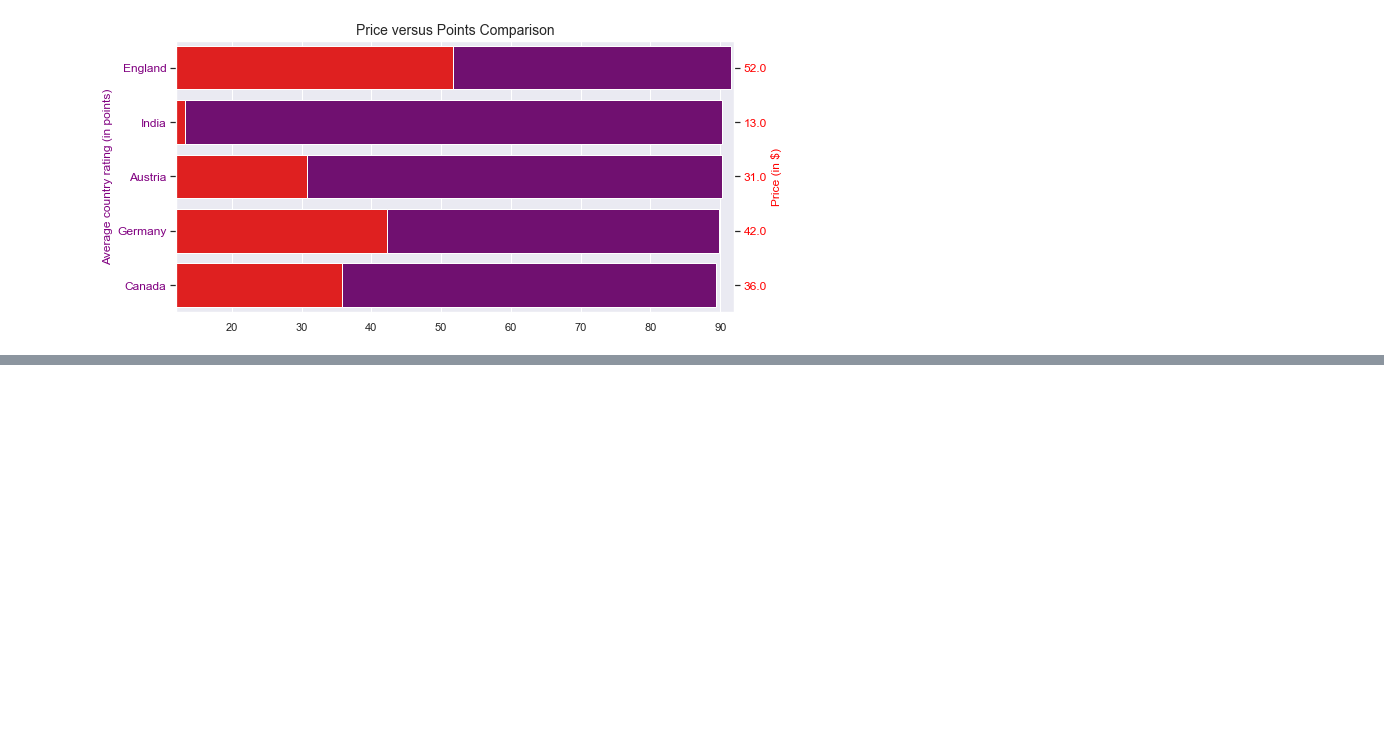
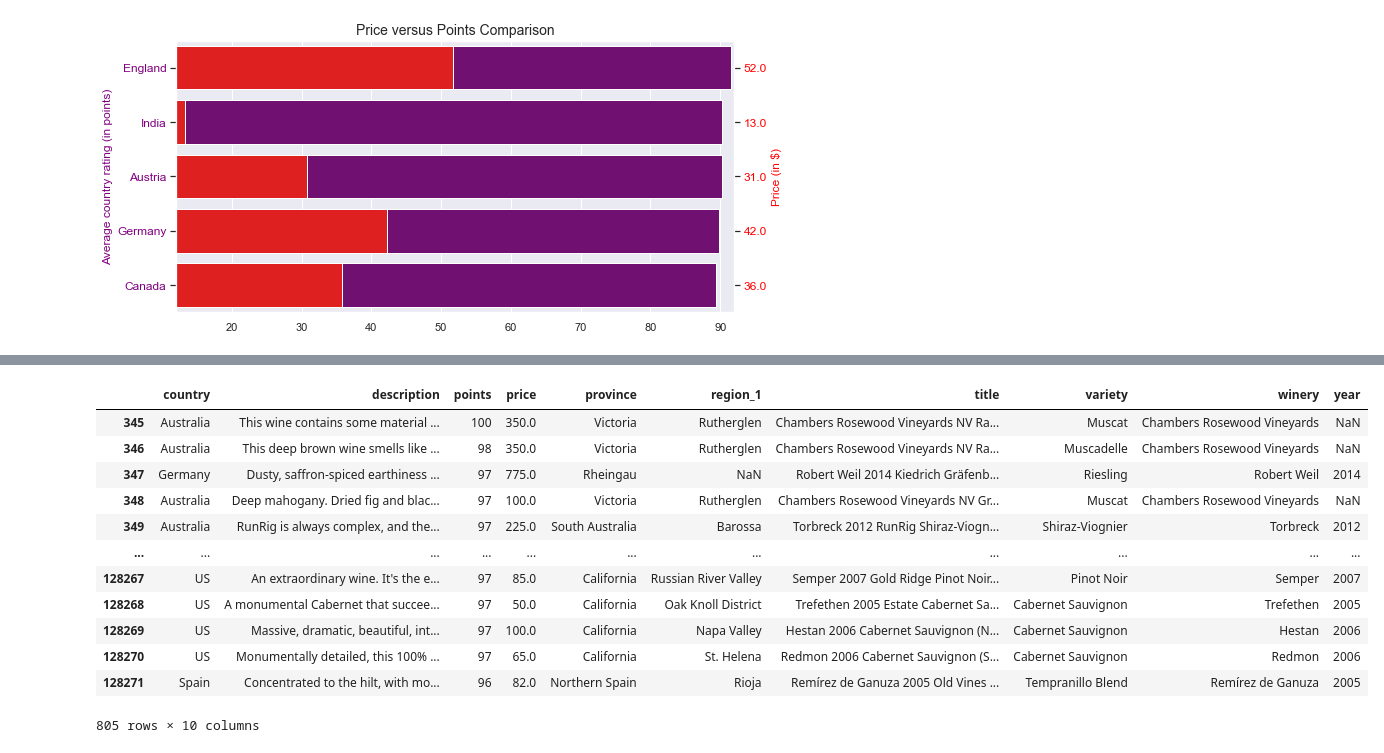
Before and after one commit to Nima-Sayyah/Drink-by-Data, a Jupyter notebook: Drink by Data (NS).ipynb, the cells around one changed output, grey strips where cells are left out. Saved outputs shown, nothing was run; the diff lists cells and outputs as text; code cells hidden in the pictures; blank space fills up the shorter version.

```diff
--- a/Drink by Data (NS).ipynb
+++ b/Drink by Data (NS).ipynb
@@ -438,0 +402,17 @@ Name: country, dtype: int64
+# %%
+high_scorers = df1[df1['points']>=96]
+high_scorers
+# %% [output]
+|  | country | description | points | price | province | region_1 | title | variety | winery | year |
+| 345 | Australia | This wine contains some material ... | 100 | 350.0 | Victoria | Rutherglen | Chambers Rosewood Vineyards NV Ra... | Muscat | Chambers Rosewood Vineyards | NaN |
+| 346 | Australia | This deep brown wine smells like ... | 98 | 350.0 | Victoria | Rutherglen | Chambers Rosewood Vineyards NV Ra... | Muscadelle | Chambers Rosewood Vineyards | NaN |
+| 347 | Germany | Dusty, saffron-spiced earthiness ... | 97 | 775.0 | Rheingau | NaN | Robert Weil 2014 Kiedrich Gräfenb... | Riesling | Robert Weil | 2014 |
+| 348 | Australia | Deep mahogany. Dried fig and blac... | 97 | 100.0 | Victoria | Rutherglen | Chambers Rosewood Vineyards NV Gr... | Muscat | Chambers Rosewood Vineyards | NaN |
+| 349 | Australia | RunRig is always complex, and the... | 97 | 225.0 | South Australia | Barossa | Torbreck 2012 RunRig Shiraz-Viogn... | Shiraz-Viognier | Torbreck | 2012 |
+| ... | ... | ... | ... | ... | ... | ... | ... | ... | ... | ... |
+| 128267 | US | An extraordinary wine. It's the e... | 97 | 85.0 | California | Russian River Valley | Semper 2007 Gold Ridge Pinot Noir... | Pinot Noir | Semper | 2007 |
+| 128268 | US | A monumental Cabernet that succee... | 97 | 50.0 | California | Oak Knoll District | Trefethen 2005 Estate Cabernet Sa... | Cabernet Sauvignon | Trefethen | 2005 |
+| 128269 | US | Massive, dramatic, beautiful, int... | 97 | 100.0 | California | Napa Valley | Hestan 2006 Cabernet Sauvignon (N... | Cabernet Sauvignon | Hestan | 2006 |
+| 128270 | US | Monumentally detailed, this 100% ... | 97 | 65.0 | California | St. Helena | Redmon 2006 Cabernet Sauvignon (S... | Cabernet Sauvignon | Redmon | 2006 |
+| 128271 | Spain | Concentrated to the hilt, with mo... | 96 | 82.0 | Northern Spain | Rioja | Remírez de Ganuza 2005 Old Vines ... | Tempranillo Blend | Remírez de Ganuza | 2005 |
+805 rows × 10 columns
```
Also changed, not shown: parts of 9 cells of this notebook.
